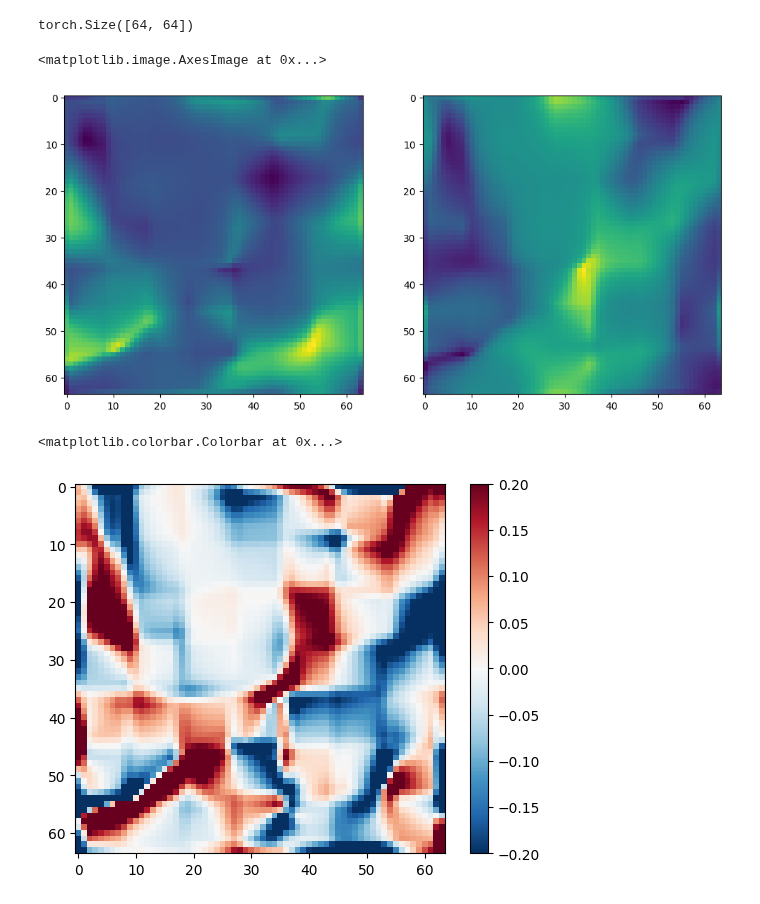
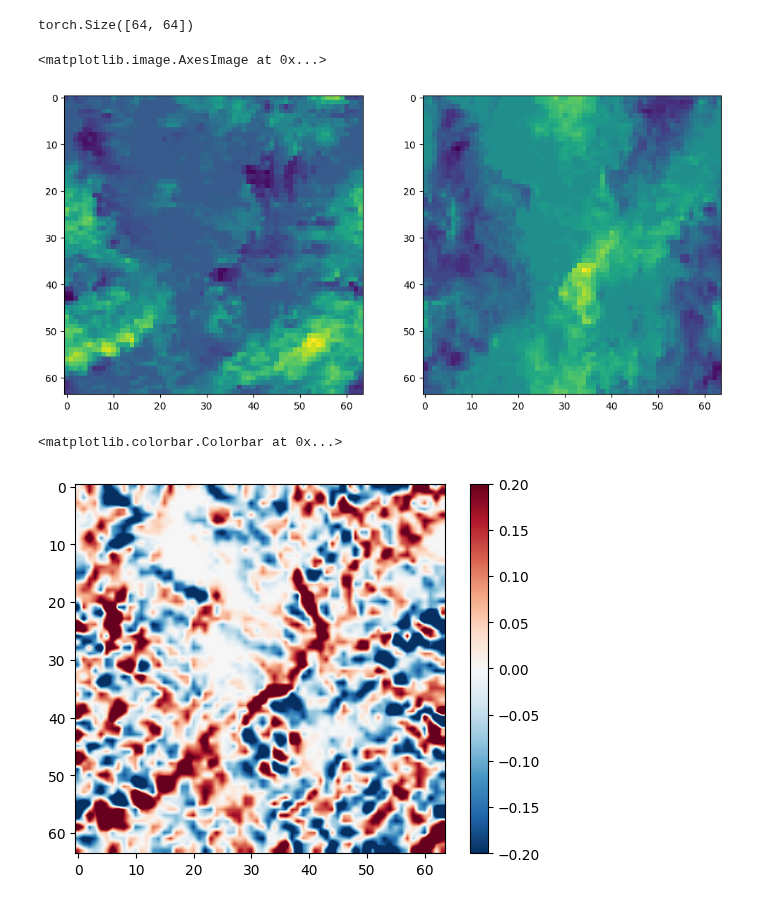
Before and after one commit to jackyvava/SR_waveFunction, a Jupyter notebook: code729.ipynb, the cells around one changed output. Drawn from its saved outputs; the diff is of its cells as text; code cells hidden in the pictures.

```diff
--- a/code729.ipynb
+++ b/code729.ipynb
@@ -515,21 +575,25 @@ def loss_function(predicted_abcd, true_velocity, epsilon):
 # %%
 from torch.cuda.amp import GradScaler, autocast
 # %%
-learning_rate = 0.001
-num_epochs = 20000
+learning_rate = 0.0001
+num_epochs = 10000
 epsilon = 0.01
+l1_lambda = 0.001  # L1正则化系数
+l2_lambda = 0.001  # L2正则化系数
 
 
 channels = 3
 
-model = ModelAWithConstraints()
+model = ComplexModelA()
 optimizer = optim.Adam(model.parameters(), lr=learning_rate)
 # %%
 for epoch in range(num_epochs):
     for i, (velocity, _) in enumerate(dataloader):
         optimizer.zero_grad()
         predicted_abcd = model(velocity)
-        loss = loss_function(predicted_abcd, velocity, epsilon)
+        # loss = loss_function(predicted_abcd, velocity, epsilon)
+        loss = loss_function(predicted_abcd, velocity, model, epsilon, l1_lambda, l2_lambda)
+
         loss.backward()
         optimizer.step()
         if i % 10 == 0:
@@ -557,5 +603,7 @@ predicted_abcd[1,1,:,:].shape
 # %% [output]
 torch.Size([64, 64])
 # %%
-u_pre = predicted_abcd[1,0,:,:].detach().cpu().numpy()+predicted_abcd[1,1,:,:].detach().cpu().numpy()
-v_pre = predicted_abcd[1,2,:,:].detach().cpu().numpy()+predicted_abcd[1,3,:,:].detach().cpu().numpy()
+a_pre = predicted_abcd[1,0,:,:].detach().cpu().numpy()
+b_pre = predicted_abcd[1,1,:,:].detach().cpu().numpy()
+c_pre = predicted_abcd[1,2,:,:].detach().cpu().numpy()
+d_pre = predicted_abcd[1,3,:,:].detach().cpu().numpy()
@@ -562,20 +619,24 @@ v_pre = predicted_abcd[1,2,:,:].detach().cpu().numpy()+predicted_abcd[1,3,:,:].d
+# %%
+U_x_pred_test = a_pre + b_pre
+U_y_pred_test = c_pre + d_pre
+U_magnitude_pred_test = np.sqrt(U_x_pred_test**2 + U_y_pred_test**2)
 # %%
 plt.figure(figsize=(12, 6))
 plt.subplot(1, 2, 1)
-plt.imshow(u_pre, cmap='viridis')
+plt.imshow(U_x_pred_test, cmap='viridis')
 # plt.colorbar()
 plt.subplot(1, 2, 2)
-plt.imshow(v_pre, cmap='viridis')
+plt.imshow(U_y_pred_test, cmap='viridis')
 # %% [output]
 <matplotlib.image.AxesImage at 0x...>
-[figure, old version]
+[figure, new version]
 # %%
-vort_pre = vorticity(u_pre, v_pre, dx, dx)
+vort_pre = vorticity(U_x_pred_test, U_y_pred_test, dx, dx)
 
 vorticity_normalized_pre = vorticity_normalize(vort_pre)
 
-plt.imshow(vorticity_normalized_pre, cmap='RdBu_r',vmin=-0.2,vmax=0.2,interpolation='nearest')
+plt.imshow(vorticity_normalized_pre, cmap='RdBu_r',vmin=-0.2,vmax=0.2,interpolation='bilinear')
 plt.colorbar()
 # %% [output]
 <matplotlib.colorbar.Colorbar at 0x...>
-[figure, old version]
+[figure, new version]
```
Also changed, not shown: parts of 11 cells of this notebook, 2 other files.
